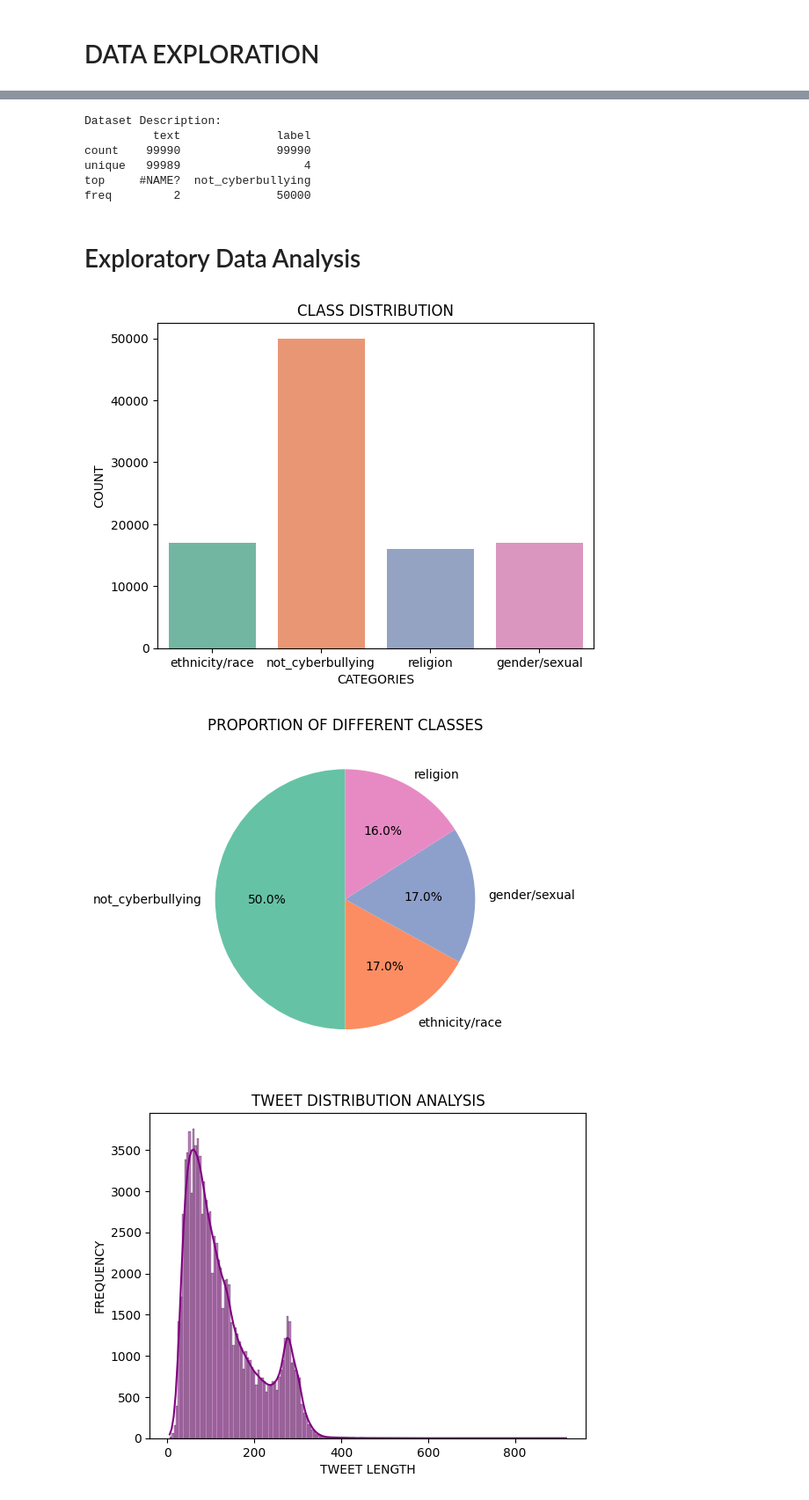
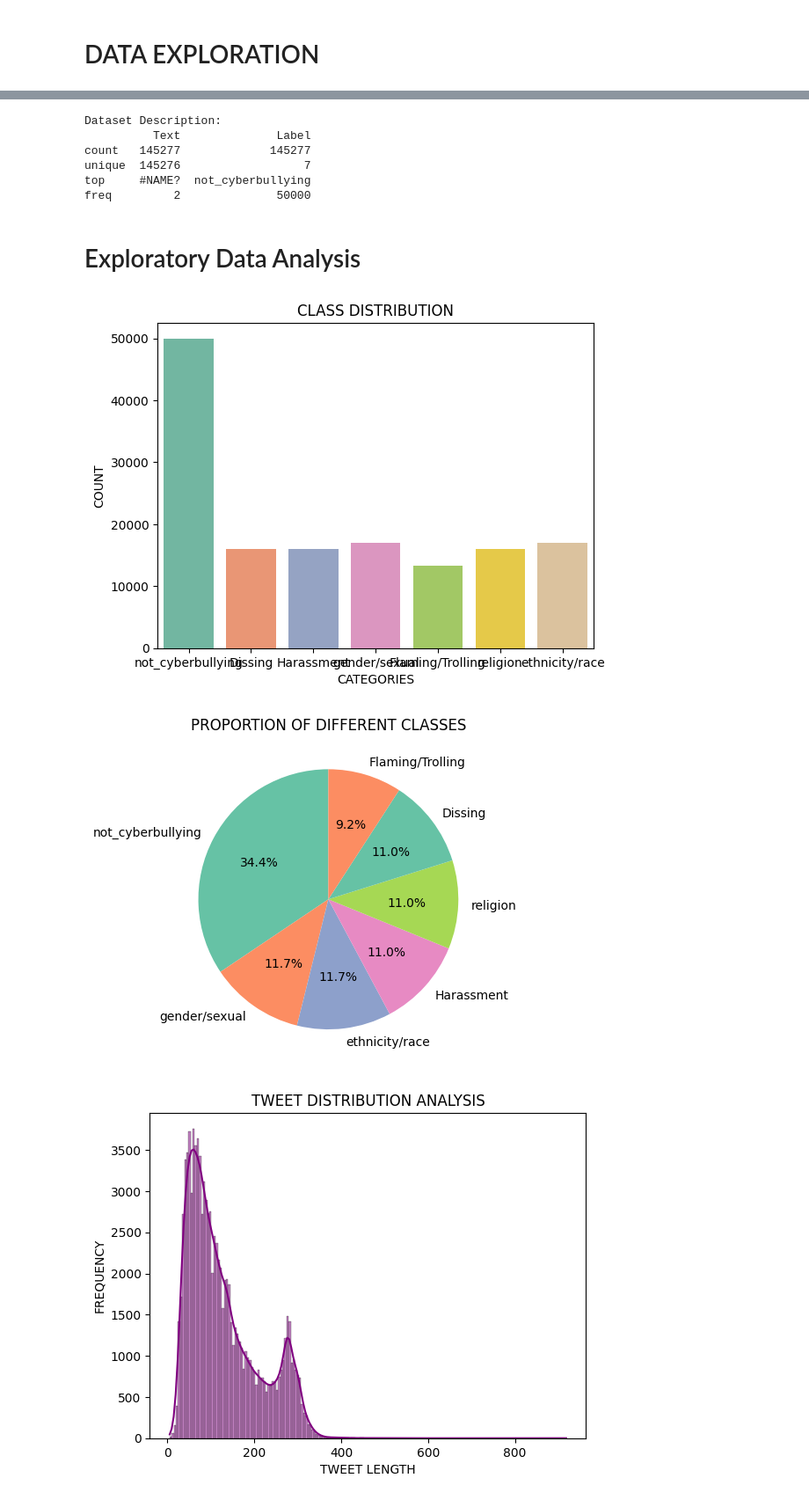
Before and after one commit to DeepraMazumder/Cyberbullying-Detection-and-Analysis-in-Social-Media, a Jupyter notebook: Notebooks/MachineLearning.ipynb, the cells around one changed output, grey strips where cells are left out. Shown at 88% size. Drawn from its saved outputs; the diff is of its cells as text; code cells hidden in the pictures.

Commit message:
Dataset modified

```diff
--- a/Notebooks/MachineLearning.ipynb
+++ b/Notebooks/MachineLearning.ipynb
@@ -55,7 +55,7 @@ import joblib
 # DATA EXPLORATION
 # %%
 # Loading the dataset
-df = pd.read_csv('../Dataset/OriginalDataset.csv')
+df = pd.read_csv('../Dataset/KaggleScraped.csv')
 # %%
 # Displaying the first few rows of the dataset
 print("Dataset Overview:")
@@ -95,30 +95,30 @@ print("Dataset Description:")
 print(df.describe())
 # %% [output]
 Dataset Description:
-          text              label
-count    99990              99990
-unique   99989                  4
+          Text              Label
+count   145277             145277
+unique  145276                  7
 top     #NAME?  not_cyberbullying
 freq         2              50000
 # %% [markdown]
 # Exploratory Data Analysis
 # %%
 # Class distribution visualization
-sns.countplot(x='label', data=df, palette='Set2')
+sns.countplot(x='Label', data=df, palette='Set2')
 plt.title('CLASS DISTRIBUTION')
 plt.xlabel('CATEGORIES')
 plt.ylabel('COUNT')
 plt.show()
 # %% [output]
-[figure, old version]
+[figure, new version]
 # %%
 # Pie chart for class distribution
-df['label'].value_counts().plot.pie(autopct='%1.1f%%', startangle=90, colors=sns.color_palette('Set2', 5))
+df['Label'].value_counts().plot.pie(autopct='%1.1f%%', startangle=90, colors=sns.color_palette('Set2', 5))
 plt.title('PROPORTION OF DIFFERENT CLASSES')
 plt.ylabel('')
 plt.show()
 # %% [output]
-[figure, old version]
+[figure, new version]
 # %%
 # Length of tweets analysis
 df['tweet_length'] = df['text'].apply(len)
```
Also changed, not shown: parts of 3 cells of this notebook, 1 other file.
